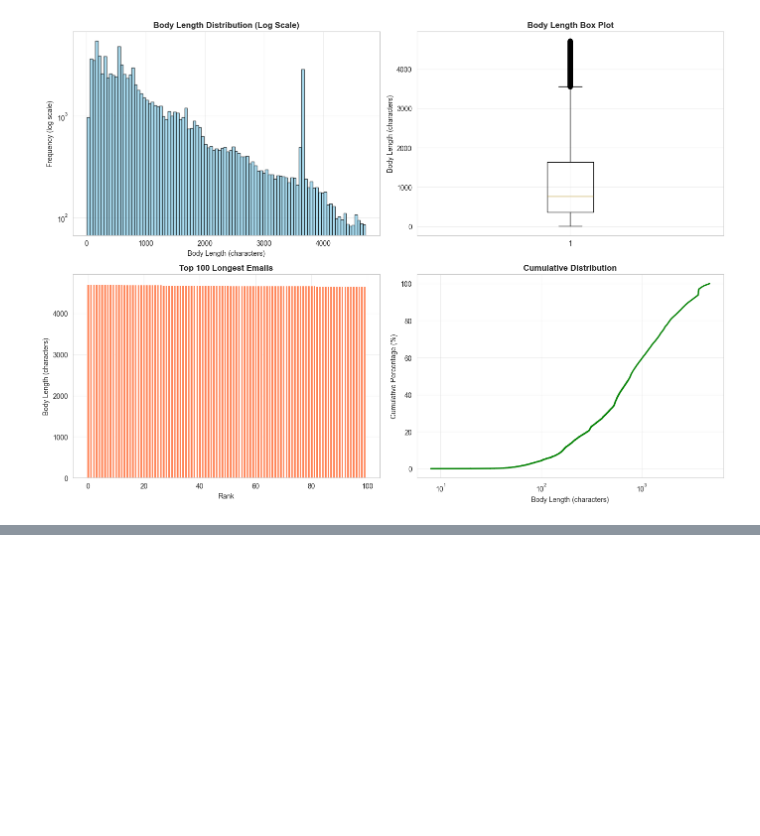
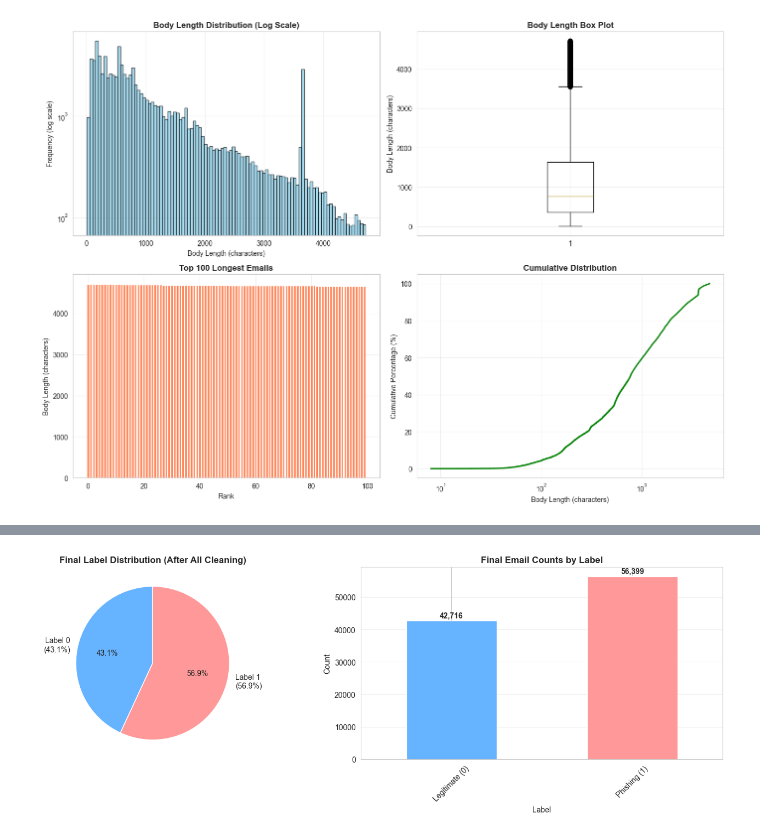
Before and after one commit to kudzaiprichard/aura-model, a Jupyter notebook: data_exploration_cleaning.ipynb, the cells around one changed output, grey strips where cells are left out. Saved outputs shown, nothing was run; the diff lists cells and outputs as text; code cells hidden in the pictures; blank space fills up the shorter version.

```diff
--- a/data_exploration_cleaning.ipynb
+++ b/data_exploration_cleaning.ipynb
@@ -945,0 +2301,18 @@ email_df = email_df.drop('body_length', axis=1)
+# %%
+# Check current state of urls column
+urls_null = email_df['urls'].isnull().sum()
+urls_empty = (email_df['urls'].str.strip() == '').sum()
+
+print(f"\nURLs column status:")
+print(f"  NULL values: {urls_null:,}")
+print(f"  Empty strings: {urls_empty:,}")
+
+# Fill null/empty with empty string
+email_df['urls'] = email_df['urls'].fillna('')
+email_df['urls'] = email_df['urls'].apply(lambda x: '' if pd.isna(x) or str(x).strip() == '' else x)
+
+print(f"\n✓ Filled all NULL/empty URLs with empty string ('')")
+
+# Verify
+urls_null_after = email_df['urls'].isnull().sum()
+print(f"NULL values after fill: {urls_null_after:,}")
@@ -945,0 +2395,63 @@ email_df = email_df.drop('body_length', axis=1)
+# %%
+total_removed = initial_count - final_count
+total_cols_dropped = initial_cols - final_cols
+
+print(f"\nInitial dataset: {initial_count:,} emails × {initial_cols} columns")
+print(f"Final dataset: {final_count:,} emails × {final_cols} columns")
+print(f"\nTotal emails removed: {total_removed:,} ({total_removed/initial_count*100:.2f}%)")
+print(f"Total emails retained: {final_count:,} ({final_count/initial_count*100:.2f}%)")
+print(f"Columns dropped: {total_cols_dropped}")
+
+# Label distribution after cleaning
+print("\n" + "="*70)
+print("FINAL LABEL DISTRIBUTION")
+print("="*70)
+
+label_counts = email_df['label'].value_counts().sort_index()
+label_pct = (label_counts / len(email_df) * 100)
+
+print("\nLabel distribution:")
+for label in label_counts.index:
+    print(f"  Label {label} ({'Phishing' if label == 1 else 'Legitimate'}): {label_counts[label]:,} ({label_pct[label]:.2f}%)")
+
+# Class balance
+balance_ratio = min(label_counts) / max(label_counts)
+print(f"\nClass balance ratio: {balance_ratio:.3f}")
+if balance_ratio >= 0.8:
+    print("✓ Dataset is well-balanced for training")
+elif balance_ratio >= 0.6:
+    print("✓ Dataset is moderately balanced")
+else:
+    print("⚠ Dataset is imbalanced - consider balancing techniques")
+
+# Final columns
+print("\n" + "="*70)
+print("FINAL COLUMNS FOR PAC TRAINING")
+print("="*70)
+print("\nColumns available:")
+for i, col in enumerate(email_df.columns, 1):
+    print(f"  {i}. {col}")
+
+# Visualize final label distribution
+fig, axes = plt.subplots(1, 2, figsize=(14, 5))
+
+# Pie chart
+axes[0].pie(label_counts, labels=[f'Label {i}\n({label_pct[i]:.1f}%)' for i in label_counts.index],
+            autopct='%1.1f%%', startangle=90, colors=['#66b3ff', '#ff9999'])
+axes[0].set_title('Final Label Distribution (After All Cleaning)', fontsize=12, fontweight='bold')
+
+# Bar chart
+label_counts.plot(kind='bar', ax=axes[1], color=['#66b3ff', '#ff9999'])
+axes[1].set_title('Final Email Counts by Label', fontsize=12, fontweight='bold')
+axes[1].set_xlabel('Label')
+axes[1].set_ylabel('Count')
+axes[1].set_xticklabels(['Legitimate (0)', 'Phishing (1)'], rotation=45)
+axes[1].grid(axis='y', alpha=0.3)
+
+# Add count labels
+for i, (label, count) in enumerate(label_counts.items()):
+    axes[1].text(i, count + 500, f'{count:,}', ha='center', va='bottom', fontweight='bold')
+
+plt.tight_layout()
+plt.show()
+# %% [output]
@@ -945,0 +2475 @@ email_df = email_df.drop('body_length', axis=1)
+[figure, added]
```
Also changed, not shown: parts of 83 cells of this notebook.
